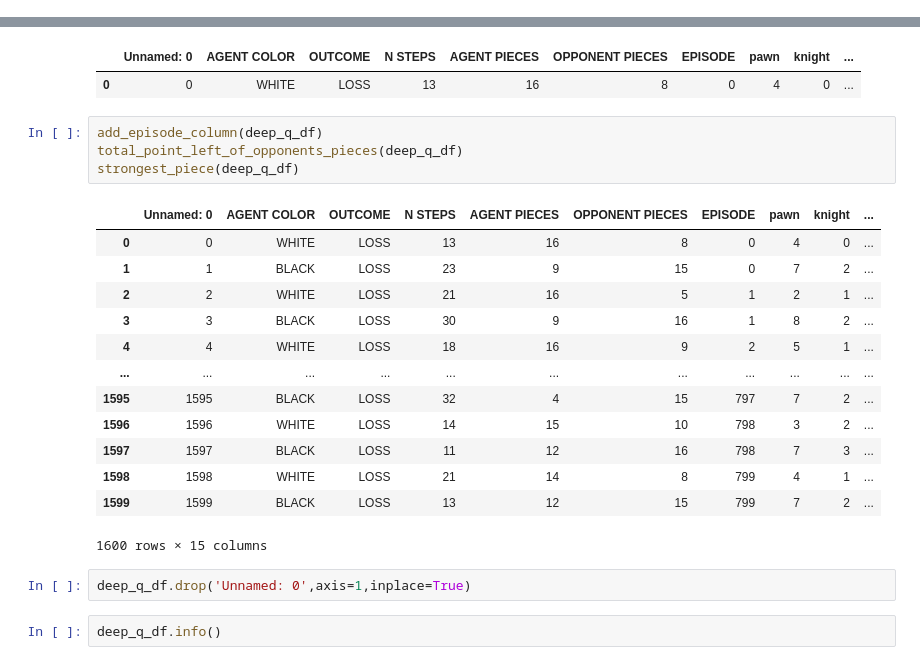
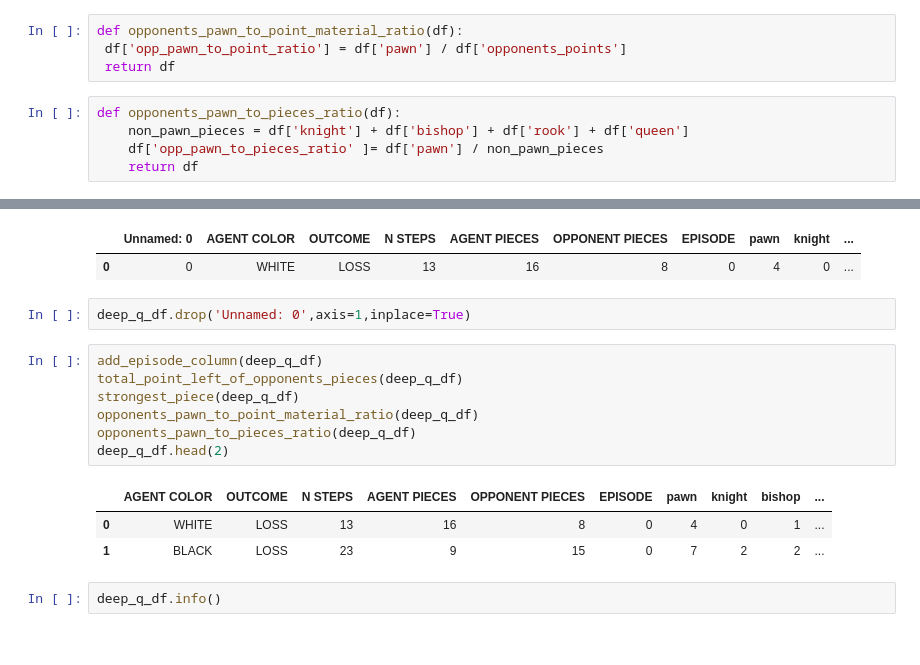
Before and after one commit to inesleonidasrocha/ChessRL23, a Jupyter notebook: RL PROJECT DeepQLearning.ipynb, the cells around one changed output, grey strips where cells are left out. Drawn from its saved outputs; the diff is of its cells as text.

```diff
--- a/RL PROJECT DeepQLearning.ipynb
+++ b/RL PROJECT DeepQLearning.ipynb
@@ -1431,3 +1433,12 @@ The king is the only piece in the game that doesn't have any points associated w
 def total_point_left_of_opponents_pieces(df):
     df['opponents_points'] = 1*df['pawn']+3*df['knight']+3*df['bishop']+5*df['rook']+9*df['queen']
     return df
+# %%
+def opponents_pawn_to_point_material_ratio(df):
+ df['opp_pawn_to_point_ratio'] = df['pawn'] / df['opponents_points']
+ return df
+# %%
+def opponents_pawn_to_pieces_ratio(df):
+    non_pawn_pieces = df['knight'] + df['bishop'] + df['rook'] + df['queen']
+    df['opp_pawn_to_pieces_ratio' ]= df['pawn'] / non_pawn_pieces
+    return df
@@ -1657,26 +1646,19 @@ deep_q_df.head(1)
 # %% [output]
 |  | Unnamed: 0 | AGENT COLOR | OUTCOME | N STEPS | AGENT PIECES | OPPONENT PIECES | EPISODE | pawn | knight | ... |
 | 0 | 0 | WHITE | LOSS | 13 | 16 | 8 | 0 | 4 | 0 | ... |
-# %%
-add_episode_column(deep_q_df)
-total_point_left_of_opponents_pieces(deep_q_df)
-strongest_piece(deep_q_df)
-# %% [output]
-|  | Unnamed: 0 | AGENT COLOR | OUTCOME | N STEPS | AGENT PIECES | OPPONENT PIECES | EPISODE | pawn | knight | ... |
-| 0 | 0 | WHITE | LOSS | 13 | 16 | 8 | 0 | 4 | 0 | ... |
-| 1 | 1 | BLACK | LOSS | 23 | 9 | 15 | 0 | 7 | 2 | ... |
-| 2 | 2 | WHITE | LOSS | 21 | 16 | 5 | 1 | 2 | 1 | ... |
-| 3 | 3 | BLACK | LOSS | 30 | 9 | 16 | 1 | 8 | 2 | ... |
-| 4 | 4 | WHITE | LOSS | 18 | 16 | 9 | 2 | 5 | 1 | ... |
-| ... | ... | ... | ... | ... | ... | ... | ... | ... | ... | ... |
-| 1595 | 1595 | BLACK | LOSS | 32 | 4 | 15 | 797 | 7 | 2 | ... |
-| 1596 | 1596 | WHITE | LOSS | 14 | 15 | 10 | 798 | 3 | 2 | ... |
-| 1597 | 1597 | BLACK | LOSS | 11 | 12 | 16 | 798 | 7 | 3 | ... |
-| 1598 | 1598 | WHITE | LOSS | 21 | 14 | 8 | 799 | 4 | 1 | ... |
-| 1599 | 1599 | BLACK | LOSS | 13 | 12 | 15 | 799 | 7 | 2 | ... |
-1600 rows × 15 columns
 # %%
 deep_q_df.drop('Unnamed: 0',axis=1,inplace=True)
+# %%
+add_episode_column(deep_q_df)
+total_point_left_of_opponents_pieces(deep_q_df)
+strongest_piece(deep_q_df)
+opponents_pawn_to_point_material_ratio(deep_q_df)
+opponents_pawn_to_pieces_ratio(deep_q_df)
+deep_q_df.head(2)
+# %% [output]
+|  | AGENT COLOR | OUTCOME | N STEPS | AGENT PIECES | OPPONENT PIECES | EPISODE | pawn | knight | bishop | ... |
+| 0 | WHITE | LOSS | 13 | 16 | 8 | 0 | 4 | 0 | 1 | ... |
+| 1 | BLACK | LOSS | 23 | 9 | 15 | 0 | 7 | 2 | 2 | ... |
 # %%
 deep_q_df.info()
 # %% [output]
```
Also changed, not shown: parts of 9 cells of this notebook.
